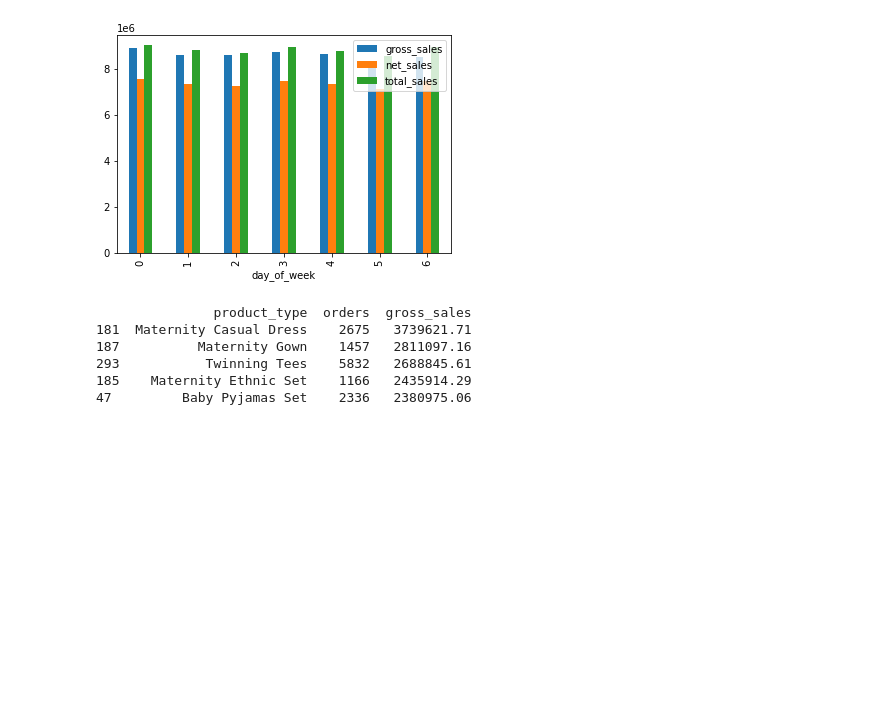
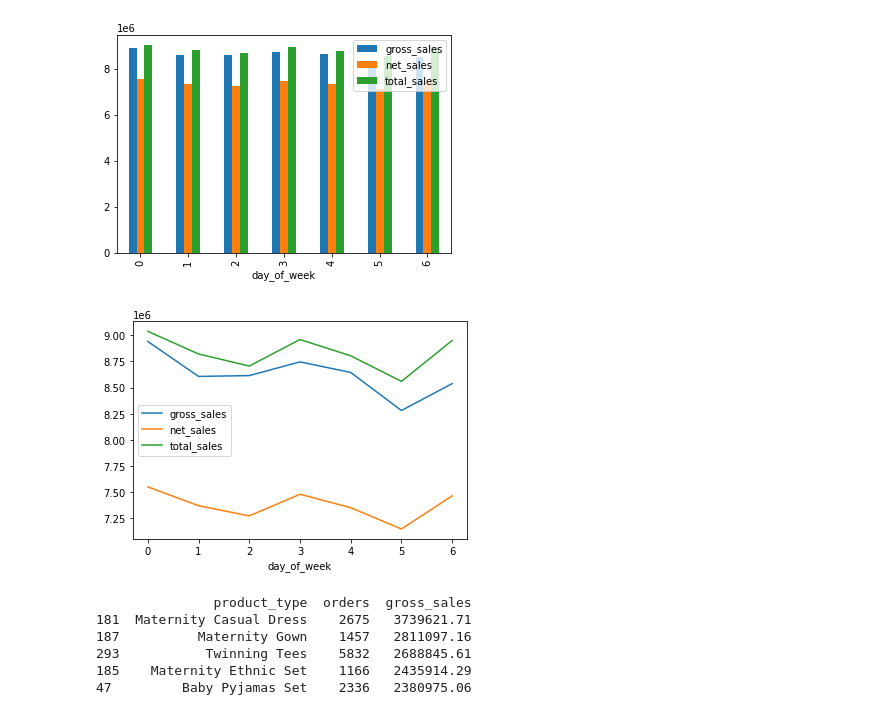
Before and after one commit to ssddatascience/mycodesfordatascience, a Jupyter notebook: marketaApps_analysis_&_Visualization.ipynb, the cells around one changed output. Saved outputs shown, nothing was run; the diff lists cells and outputs as text; code cells hidden in the pictures; blank space fills up the shorter version.

```diff
--- a/marketaApps_analysis_&_Visualization.ipynb
+++ b/marketaApps_analysis_&_Visualization.ipynb
@@ -327,6 +327,12 @@ sales_by_day.plot(x='day_of_week', y=['gross_sales', 'net_sales', 'total_sales']
 plt.show()
 # %% [output]
 [figure]
+# %%
+
+sales_by_day.plot(x='day_of_week', y=['gross_sales', 'net_sales', 'total_sales'], kind='line')
+plt.show()
+# %% [output]
+[figure, added]
 # %%
 # Group the data by product type and calculate the sum of orders and gross sales
 pop_prod_type = df1.groupby('product_type').agg({'orders': 'sum', 'gross_sales': 'sum'}).reset_index()
```
Also changed, not shown: parts of 2 cells of this notebook.
